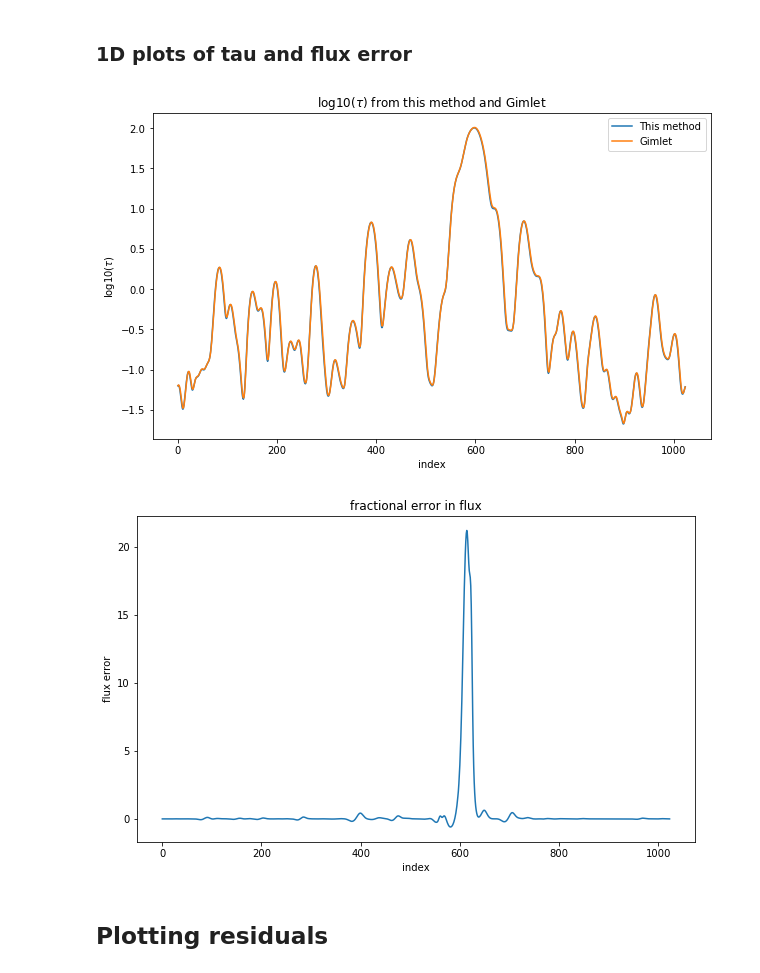
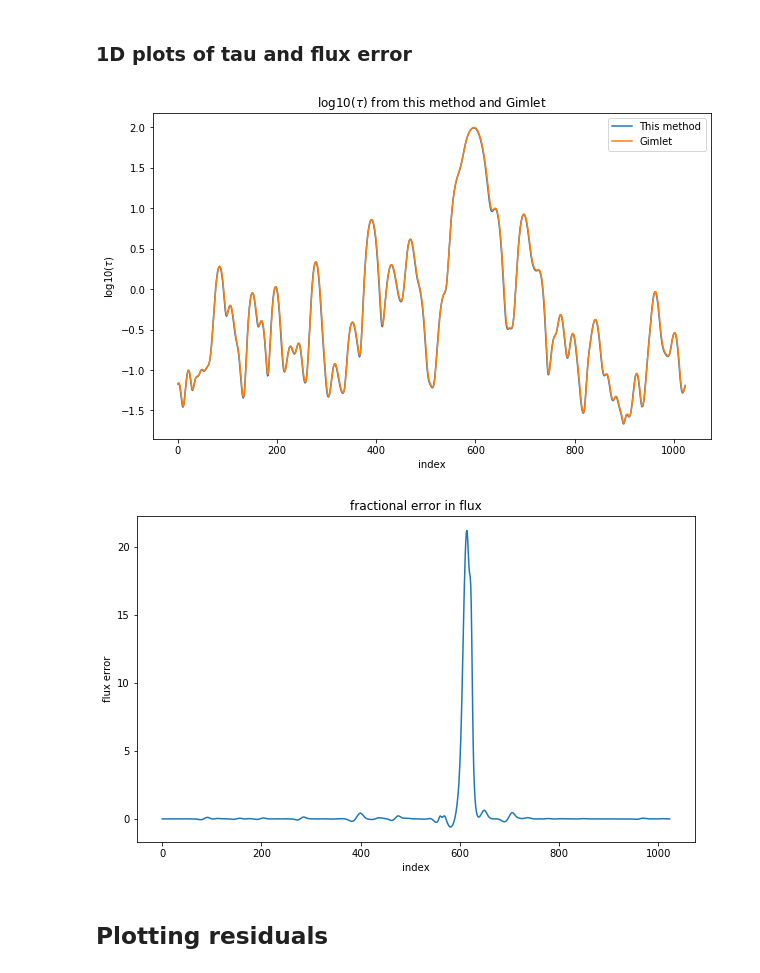
Before and after one commit to Jupiter1994/lya-tf, a Jupyter notebook: lya_fields/plot_fields.ipynb, the cells around one changed output. Cells and saved outputs as stored; diff of their text form; code cells hidden in the pictures.

```diff
--- a/lya_fields/plot_fields.ipynb
+++ b/lya_fields/plot_fields.ipynb
@@ -129,30 +147,31 @@ plt.show()
 ### 1D plots of tau and flux error
 # %%
 # take one skewer
-skew_inds = (1, slice(0, shape[2]))
+skew_inds = (0, slice(0, shape[2]))
 
 plt.figure(figsize=(10,6))
 plt.plot(range(1024), np.log10(treal[skew_inds]), label='This method')
+#plt.plot(range(1024), np.log10(treal[1,:]), label='This method (different skewer)')
 plt.plot(range(1024), np.log10(treal_g[skew_inds]), label='Gimlet')
 
 plt.title(r'log10($\tau$) from this method and Gimlet')
 plt.xlabel('index')
 plt.ylabel(r'log10($\tau$)')
 plt.legend()
 plt.show()
 
 # fractional error in flux
 flux_error = (np.exp(-treal)-np.exp(-treal_g)) / np.exp(-treal_g)
 plt.figure(figsize=(10,6))
 plt.plot(range(1024), flux_error[0,:])
 
 plt.title('fractional error in flux')
 plt.xlabel('index')
 plt.ylabel('flux error')
 #plt.legend()
 plt.show()
 # %% [output]
-[figure, old version]
+[figure, new version]
 [figure]
 # %% [markdown]
 ## Plotting residuals
```
Also changed, not shown: parts of 2 cells of this notebook, 7 other files.
